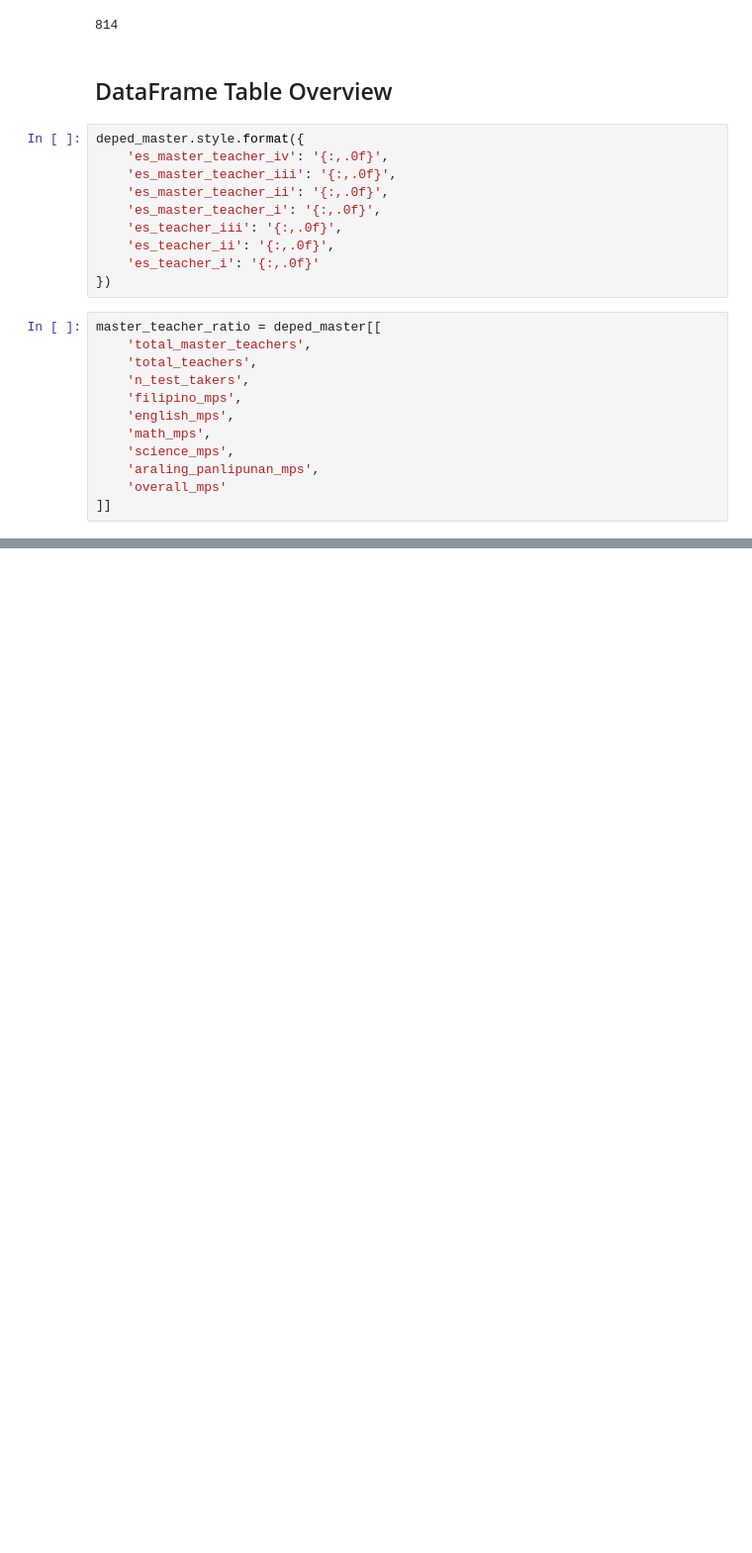
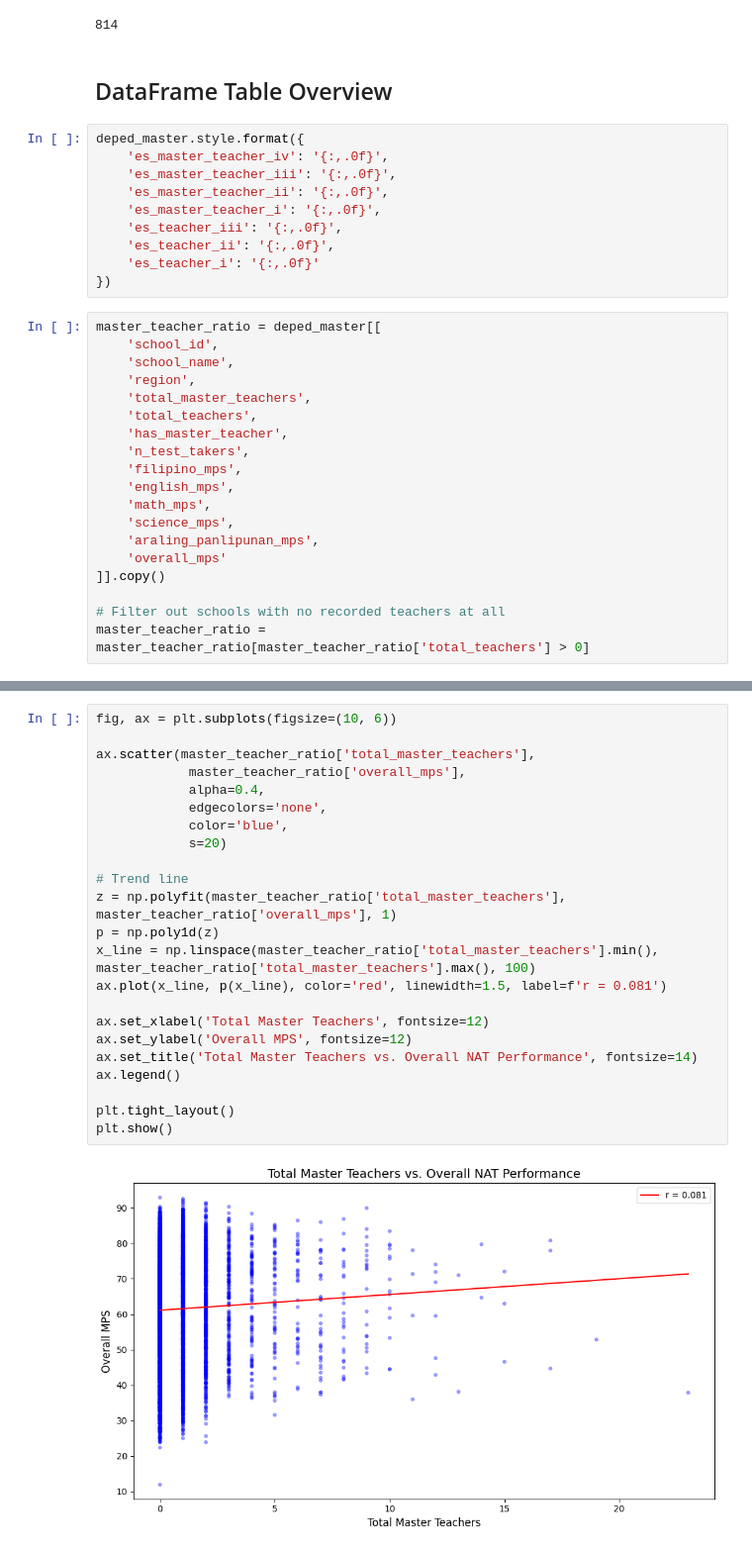
Before and after one commit to JanBrixIlan/PH-Teacher-Student-Ratio-Academic-Performance-Analysis, a Jupyter notebook: notebooks/02_master_teacher_nat_correlation.ipynb, the cells around one changed output, grey strips where cells are left out. Shown at 99% size. Cells and saved outputs as stored; diff of their text form; blank space fills up the shorter version.

```diff
--- a/notebooks/02_master_teacher_nat_correlation.ipynb
+++ b/notebooks/02_master_teacher_nat_correlation.ipynb
@@ -155,8 +157,12 @@ deped_master.style.format({
 })
 # %%
 master_teacher_ratio = deped_master[[
+    'school_id',
+    'school_name',
+    'region',
     'total_master_teachers',
     'total_teachers',
+    'has_master_teacher',
     'n_test_takers',
     'filipino_mps',
     'english_mps',
@@ -164,4 +170,7 @@ master_teacher_ratio = deped_master[[
     'science_mps',
     'araling_panlipunan_mps',
     'overall_mps'
-]]
+]].copy()
+
+# Filter out schools with no recorded teachers at all
+master_teacher_ratio = master_teacher_ratio[master_teacher_ratio['total_teachers'] > 0]
@@ -172,0 +190,25 @@ Correlation between total master teachers and overall MPS: 0.081
+# %%
+fig, ax = plt.subplots(figsize=(10, 6))
+
+ax.scatter(master_teacher_ratio['total_master_teachers'],
+            master_teacher_ratio['overall_mps'],
+            alpha=0.4,
+            edgecolors='none',
+            color='blue',
+            s=20)
+
+# Trend line
+z = np.polyfit(master_teacher_ratio['total_master_teachers'], master_teacher_ratio['overall_mps'], 1)
+p = np.poly1d(z)
+x_line = np.linspace(master_teacher_ratio['total_master_teachers'].min(), master_teacher_ratio['total_master_teachers'].max(), 100)
+ax.plot(x_line, p(x_line), color='red', linewidth=1.5, label=f'r = 0.081')
+
+ax.set_xlabel('Total Master Teachers', fontsize=12)
+ax.set_ylabel('Overall MPS', fontsize=12)
+ax.set_title('Total Master Teachers vs. Overall NAT Performance', fontsize=14)
+ax.legend()
+
+plt.tight_layout()
+plt.show()
+# %% [output]
+[figure, added]
```
Also changed, not shown: parts of 11 cells of this notebook, 1 other file.
